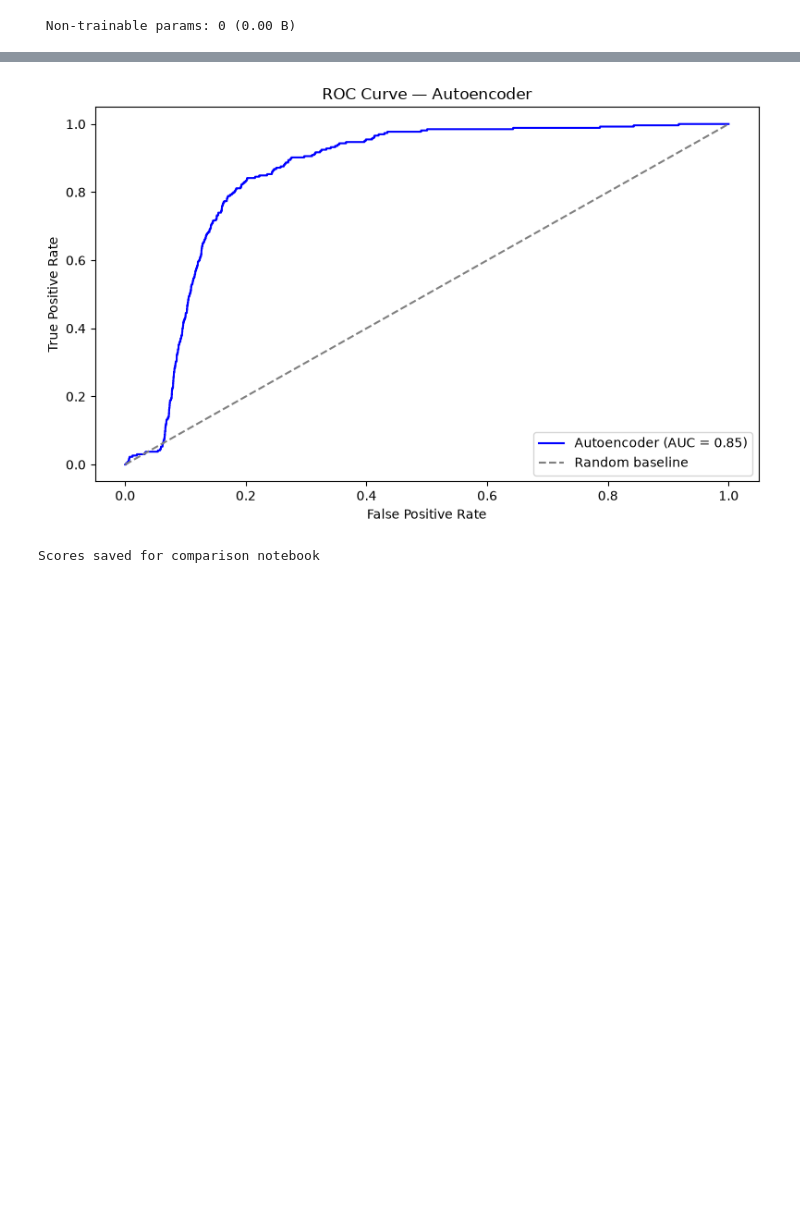
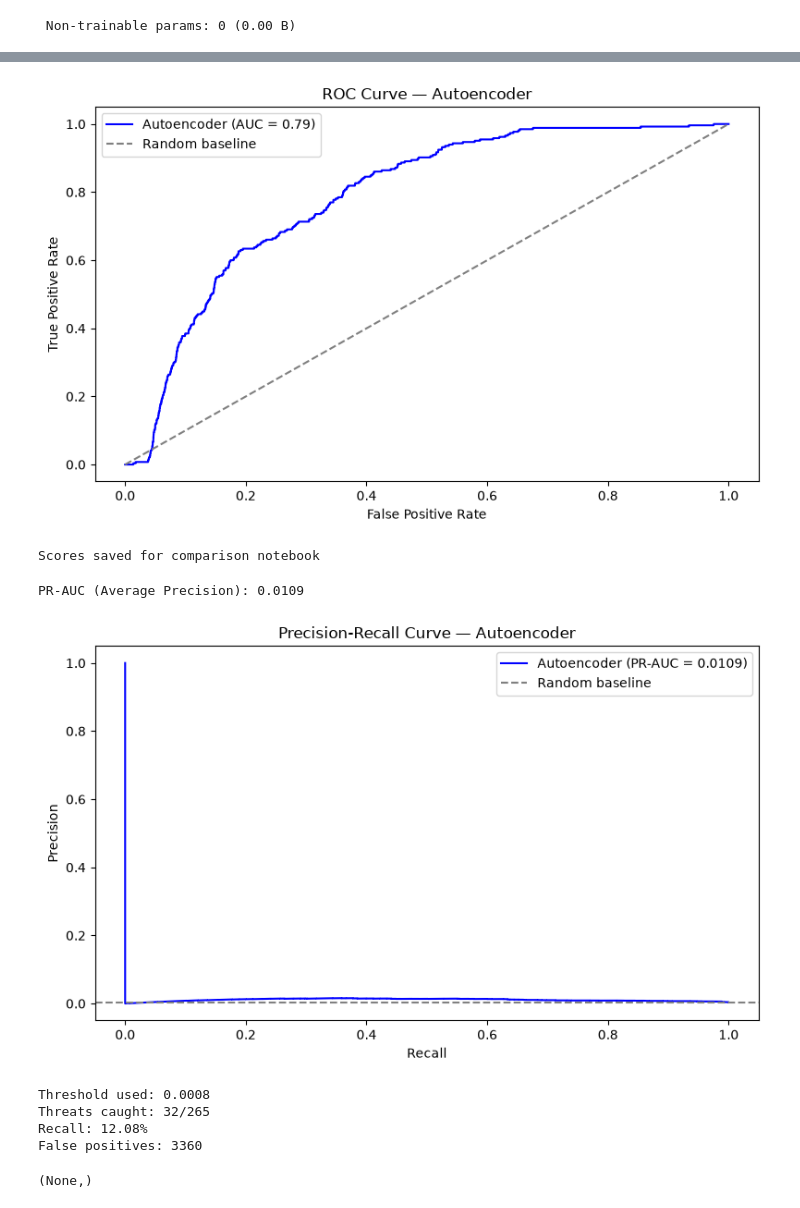
Before and after one commit to manas765/insider-threat-detection, a Jupyter notebook: src/aakash/autoencoder.ipynb, the cells around one changed output, grey strips where cells are left out. Drawn from its saved outputs; the diff is of its cells as text; code cells hidden in the pictures; blank space fills up the shorter version.

```diff
--- a/src/aakash/autoencoder.ipynb
+++ b/src/aakash/autoencoder.ipynb
@@ -8,14 +8,14 @@ from sklearn.metrics import classification_report, confusion_matrix, roc_auc_sco
 from tensorflow.keras.models import Model
 from tensorflow.keras.layers import Input, Dense
 # %%
-X_train = pd.read_csv('../../data/processed/X_train.csv').values
+X_train = pd.read_csv('../../data/processed/X_train_benign.csv').values
 X_test = pd.read_csv('../../data/processed/X_test.csv').values
-y_train = pd.read_csv('../../data/processed/y_train.csv').values.ravel()
+y_train = pd.read_csv('../../data/processed/y_train_raw.csv').values.ravel()
 y_test = pd.read_csv('../../data/processed/y_test.csv').values.ravel()
 
 print(f"X_train shape: {X_train.shape}")
 print(f"X_test shape:  {X_test.shape}")
-print(f"Train threats: {sum(y_train==1)}, Train normal: {sum(y_train==0)}")
-print(f"Test threats:  {sum(y_test==1)}, Test normal:  {sum(y_test==0)}")
+print(f"Train benign rows: {len(X_train)}")
+print(f"Test threats: {sum(y_test==1)}, Test normal: {sum(y_test==0)}")
 # %% [output]
 X_train shape: (526234, 8)
@@ -27,11 +27,9 @@ scaler = StandardScaler()
 X_train_scaled = scaler.fit_transform(X_train)
 X_test_scaled = scaler.transform(X_test)
 
-X_normal = X_train_scaled[y_train == 0]
-X_tr, X_val = train_test_split(X_normal, test_size=0.1, random_state=42)
+X_tr, X_val = train_test_split(X_train_scaled, test_size=0.1, random_state=42)
 
-print(f"Normal training samples: {len(X_tr)}")
+print(f"Training samples: {len(X_tr)}")
 print(f"Validation samples: {len(X_val)}")
 print(f"Test samples: {len(X_test_scaled)}")
-print(f"Test threats: {sum(y_test==1)}, Test normal: {sum(y_test==0)}")
 # %% [output]
@@ -164,7 +160,7 @@ plt.tight_layout()
 plt.savefig('../../reports/roc_autoencoder.png')
 plt.show()
 # %% [output]
-[figure, old version]
+[figure, new version]
 # %%
 # Save reconstruction errors for comparison notebook
 np.save('../../reports/ae_scores.npy', reconstruction_error)
@@ -172,3 +168,35 @@ np.save('../../reports/y_test_real.npy', y_test)
 print("Scores saved for comparison notebook")
 # %% [output]
 Scores saved for comparison notebook
+# %%
+from sklearn.metrics import precision_recall_curve, average_precision_score
+
+pr_auc = average_precision_score(y_test, reconstruction_error)
+precision, recall, _ = precision_recall_curve(y_test, reconstruction_error)
+
+print(f"PR-AUC (Average Precision): {pr_auc:.4f}")
+
+plt.figure(figsize=(8,5))
+plt.plot(recall, precision, color='blue', label=f'Autoencoder (PR-AUC = {pr_auc:.4f})')
+plt.axhline(y=sum(y_test==1)/len(y_test), color='gray', linestyle='--', label='Random baseline')
+plt.xlabel('Recall')
+plt.ylabel('Precision')
+plt.title('Precision-Recall Curve — Autoencoder')
+plt.legend()
+plt.tight_layout()
+plt.savefig('../../reports/pr_autoencoder.png')
+plt.show()
+# %% [output]
+PR-AUC (Average Precision): 0.0109
+[figure, added]
+# %%
+print(f"Threshold used: {threshold:.4f}")
+print(f"Threats caught: {sum((y_pred==1) & (y_test==1))}/{sum(y_test==1)}")
+print(f"Recall: {sum((y_pred==1) & (y_test==1))/sum(y_test==1):.2%}")
+print(f"False positives: {sum((y_pred==1) & (y_test==0))}"),
+# %% [output]
+Threshold used: 0.0008
+Threats caught: 32/265
+Recall: 12.08%
+False positives: 3360
+(None,)
```
Also changed, not shown: parts of 8 cells of this notebook, 3 other files.
